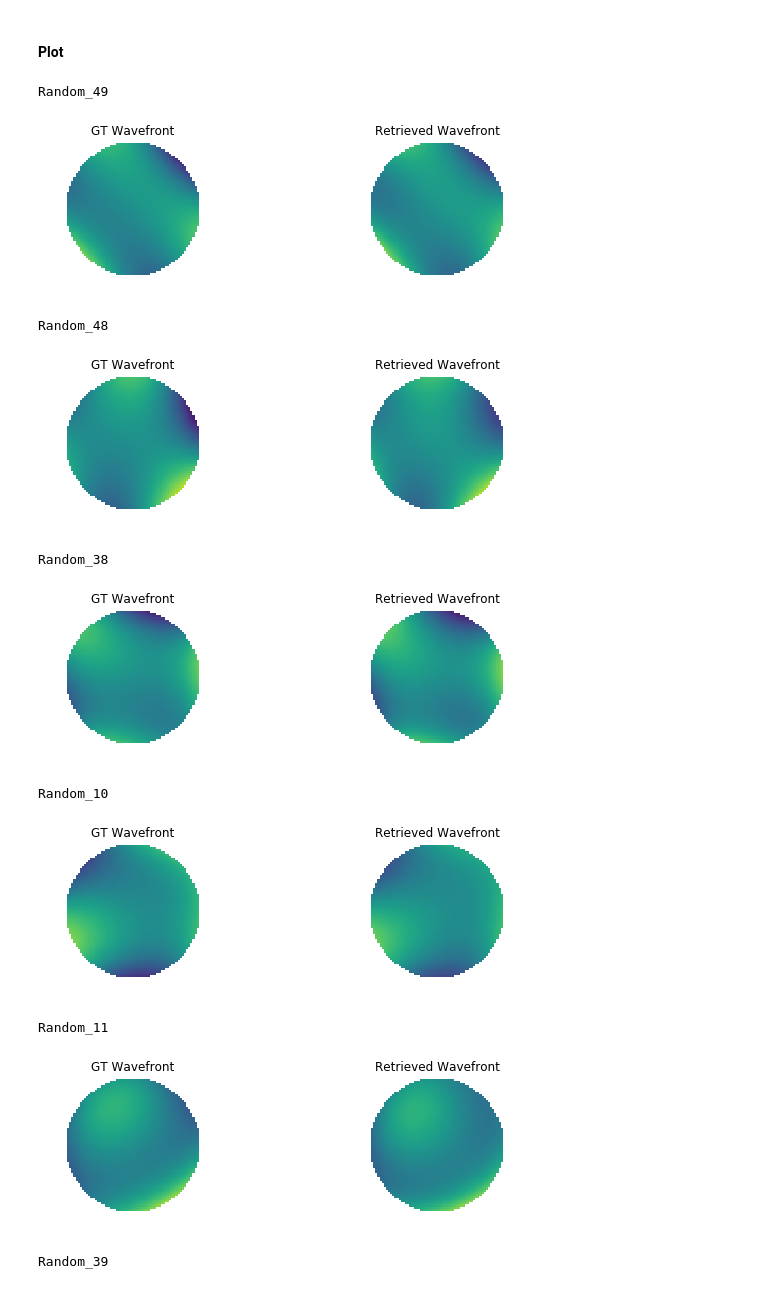
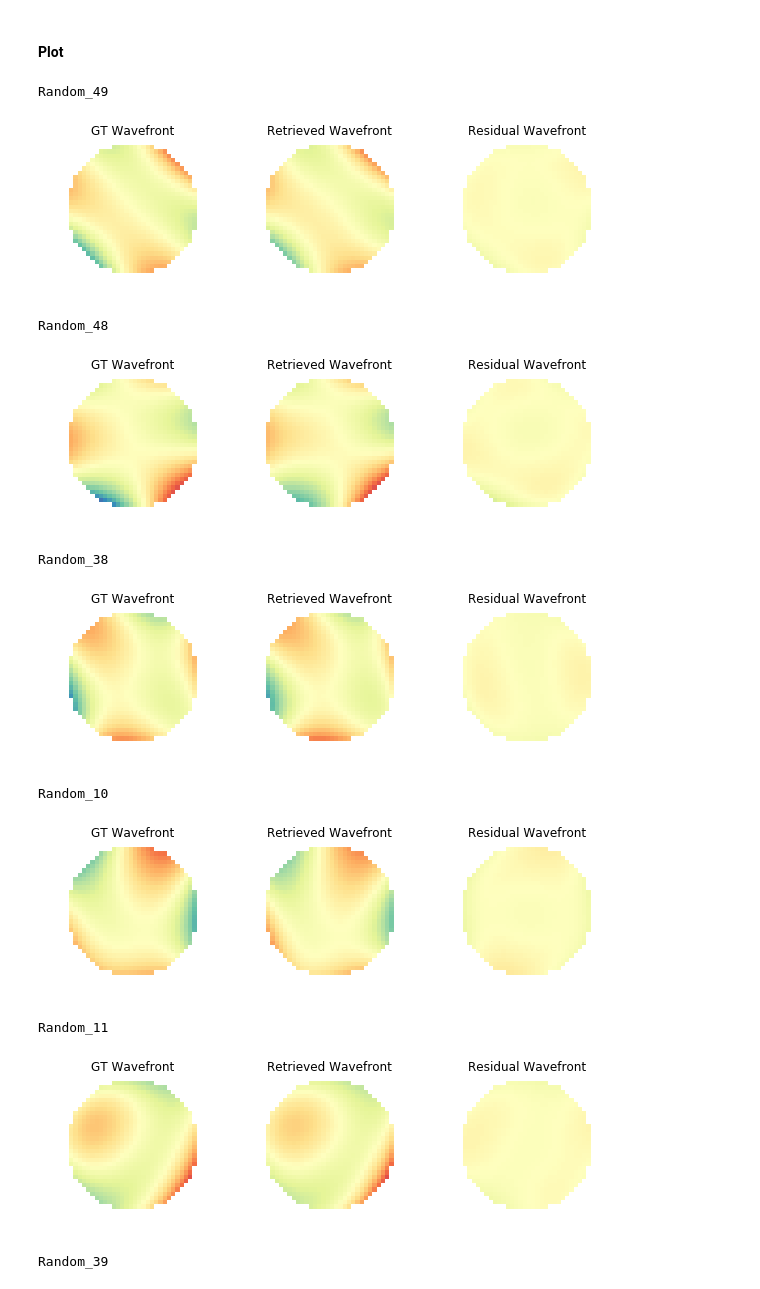
Before and after one commit to mpicbg-csbd/phasenet, a Jupyter notebook: notebooks/Prediction.ipynb, the cells around one changed output. Saved outputs shown, nothing was run; the diff lists cells and outputs as text; code cells hidden in the pictures.

```diff
--- a/notebooks/Prediction.ipynb
+++ b/notebooks/Prediction.ipynb
@@ -11,6 +9,6 @@ Using TensorFlow backend.
 # %%
 basedir = '/Users/dsaha/Desktop/'
-name = '15_05_2020_18_43_51_berkley_50planes'
+name = '16_05_2020_11_48_14_berkley_50planes'
 # %%
 model = M.PhaseNet(None, name=name, basedir=basedir)
 # %% [output]
@@ -41,9 +43,8 @@ for key in images:
                       model.keras_model.input_shape[3]):
         data = normalize(data)
         data = np.expand_dims(data,axis=-1)
-        data = np.expand_dims(data,axis=0)
-        _p = model.keras_model.predict(normalize(data))
-        _p = dict(zip(zerns_ansi,_p[0]))
+        _p = model.predict(normalize(data))
+        _p = dict(zip(zerns_ansi,_p))
 
         random_mode_result[key] = _p
 # %% [markdown]
@@ -64,35 +65,41 @@ for i,n in enumerate(names):
 # %% [markdown]
 #### Plot
 # %%
+diff = []
 for key in random_mode_result:
     print(key)
     p=random_mode_result[key]
     p_wavefront = Z.ZernikeWavefront(p, order='ansi')
 
     num = int(key[key.rfind('_')+1:])
     gt = random_mode_gt['Random_%d'%num]
     gt_wavefront = Z.ZernikeWavefront(gt, order='noll')
 
     plt.figure(figsize=(10,2.5))
-    plt.subplot(1,2,1)
+    plt.subplot(1,3,1)
     plt.title("GT Wavefront")
-    plt.imshow(gt_wavefront.polynomial(64),clim=(-0.5,0.5))
+    plt.imshow(np.flip(np.rot90(gt_wavefront.polynomial(32)),axis=0),clim=(-0.5,0.5),cmap='Spectral_r')
     plt.axis('OFF')
-    plt.subplot(1,2,2)
+    plt.subplot(1,3,2)
     plt.title("Retrieved Wavefront")
-    plt.imshow(p_wavefront.polynomial(64),clim=(-0.5,0.5))
+    plt.imshow(np.flip(np.rot90(p_wavefront.polynomial(32)),axis=0),clim=(-0.5,0.5),cmap='Spectral_r')
+    plt.axis('OFF')
+    plt.subplot(1,3,3)
+    plt.title("Residual Wavefront")
+    plt.imshow(np.flip(np.rot90(gt_wavefront.polynomial(32) - p_wavefront.polynomial(32)),axis=0),clim=(-0.5,0.5),cmap='Spectral_r')
+
     plt.axis('OFF')
     plt.show()
 None;
 # %% [output]
 Random_49
-[figure, old version]
+[figure, new version]
 Random_48
-[figure, old version]
+[figure, new version]
 Random_38
-[figure, old version]
+[figure, new version]
 Random_10
-[figure, old version]
+[figure, new version]
 Random_11
-[figure, old version]
+[figure, new version]
 Random_39
```
Also changed, not shown: parts of 5 cells of this notebook, 1 other file.
